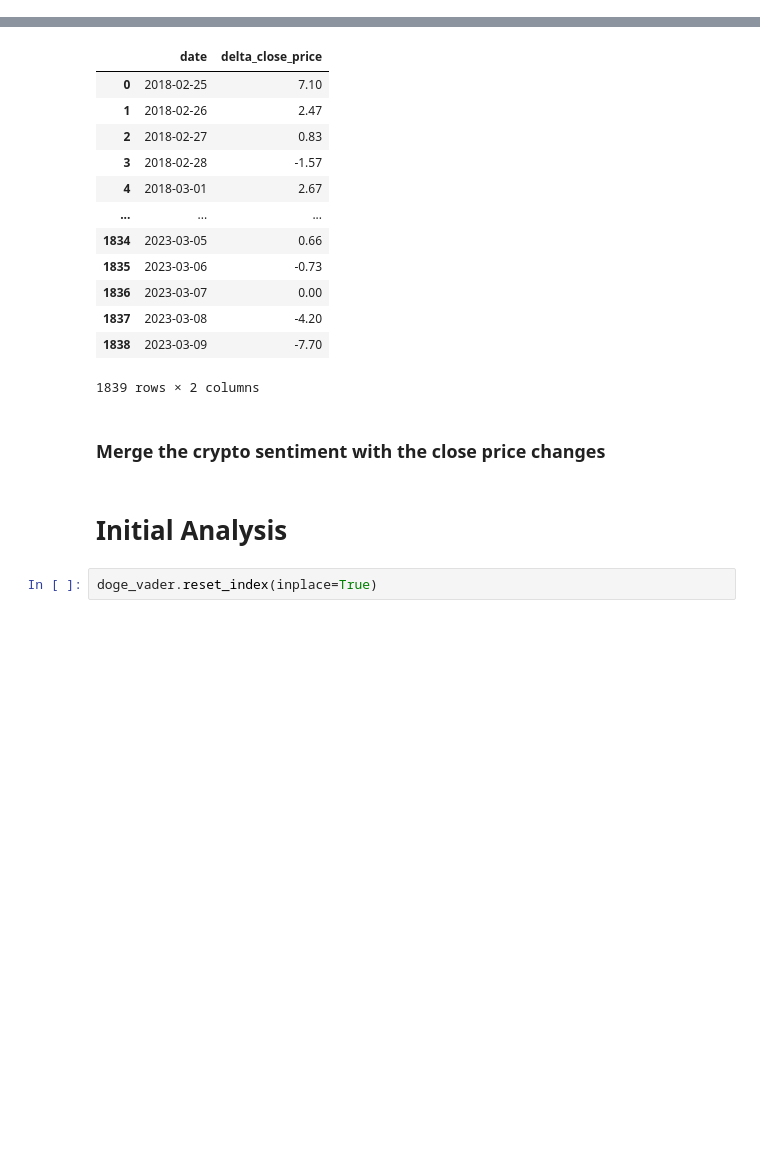
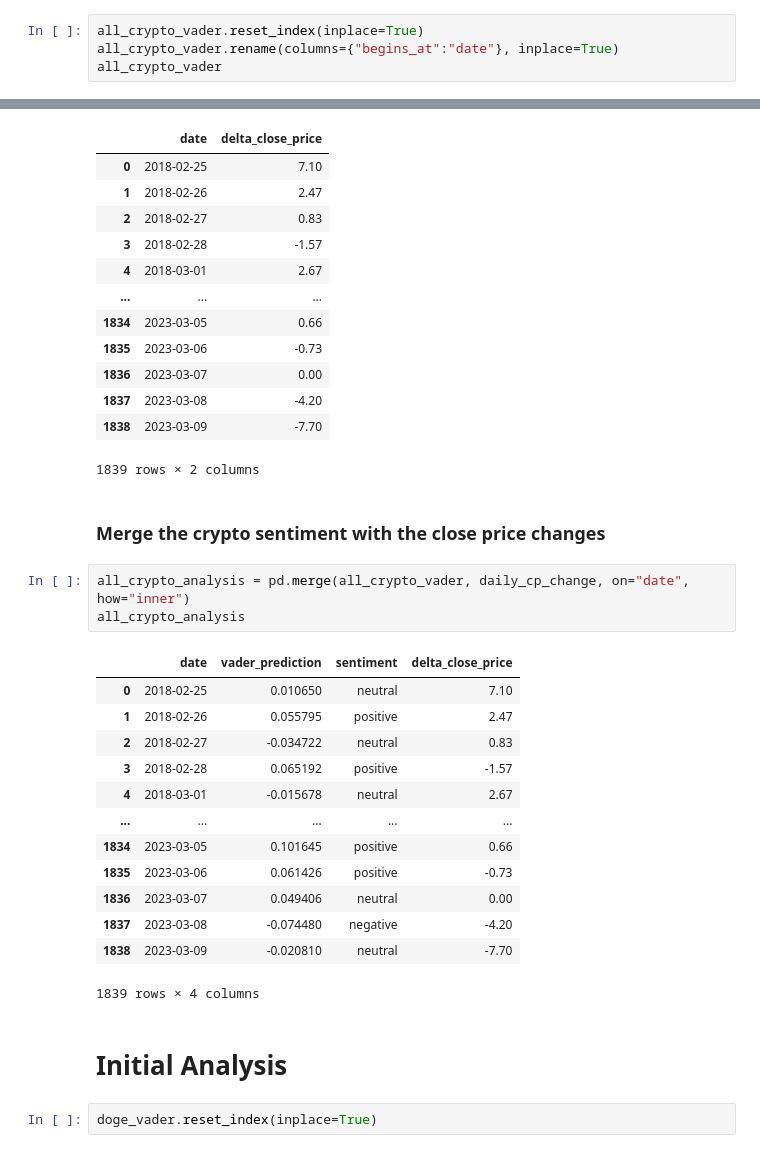
Before and after one commit to zarbin/UTA_Project-4, a Jupyter notebook: sandbox/JennS/sentiment_analysis_auto.ipynb, the cells around one changed output, grey strips where cells are left out. Cells and saved outputs as stored; diff of their text form; blank space fills up the shorter version.

Commit message:
Merged close price change and sentiment for allcrpyto into one file.

```diff
--- a/sandbox/JennS/sentiment_analysis_auto.ipynb
+++ b/sandbox/JennS/sentiment_analysis_auto.ipynb
@@ -241,0 +254,4 @@ all_crypto_vader
+# %%
+all_crypto_vader.reset_index(inplace=True)
+all_crypto_vader.rename(columns={"begins_at":"date"}, inplace=True)
+all_crypto_vader
@@ -321,6 +351,23 @@ daily_cp_change
 1839 rows × 2 columns
 # %% [markdown]
 ### Merge the crypto sentiment with the close price changes
+# %%
+all_crypto_analysis = pd.merge(all_crypto_vader, daily_cp_change, on="date", how="inner")
+all_crypto_analysis
+# %% [output]
+|  | date | vader_prediction | sentiment | delta_close_price |
+| 0 | 2018-02-25 | 0.010650 | neutral | 7.10 |
+| 1 | 2018-02-26 | 0.055795 | positive | 2.47 |
+| 2 | 2018-02-27 | -0.034722 | neutral | 0.83 |
+| 3 | 2018-02-28 | 0.065192 | positive | -1.57 |
+| 4 | 2018-03-01 | -0.015678 | neutral | 2.67 |
+| ... | ... | ... | ... | ... |
+| 1834 | 2023-03-05 | 0.101645 | positive | 0.66 |
+| 1835 | 2023-03-06 | 0.061426 | positive | -0.73 |
+| 1836 | 2023-03-07 | 0.049406 | neutral | 0.00 |
+| 1837 | 2023-03-08 | -0.074480 | negative | -4.20 |
+| 1838 | 2023-03-09 | -0.020810 | neutral | -7.70 |
+1839 rows × 4 columns
 # %% [markdown]
 # Initial Analysis
 # %%
```
Also changed, not shown: parts of 7 cells of this notebook, 1 other file.
